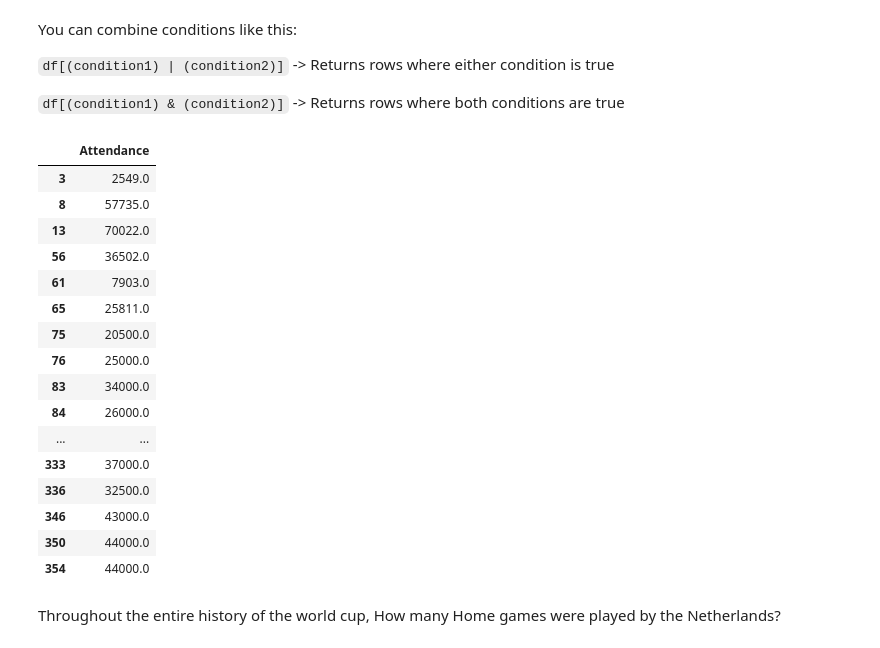
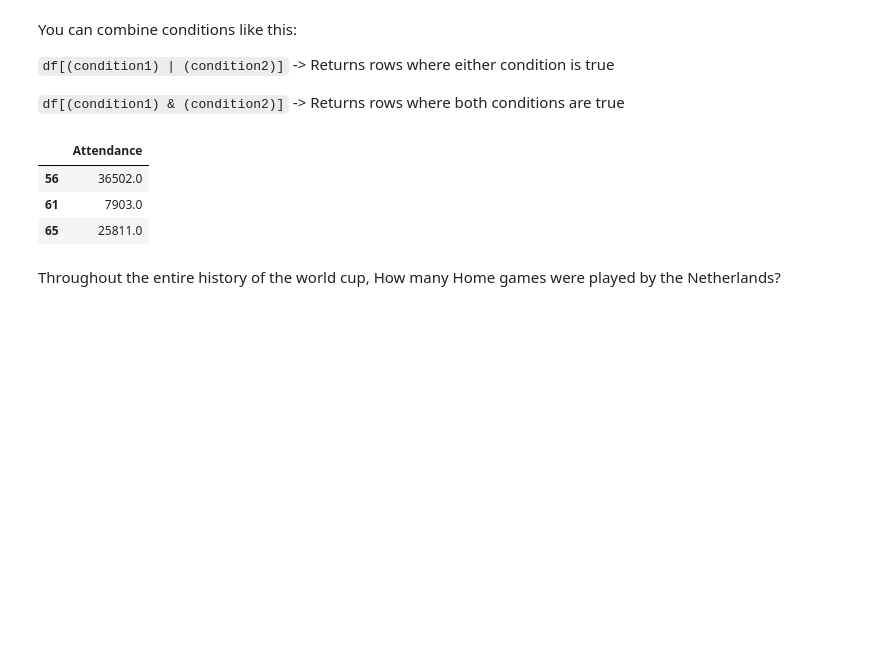
Before and after one commit to lraichik/dsc-accessing-data-with-pandas-lab-online-ds-ft-051319, a Jupyter notebook: index.ipynb, the cells around one changed output. Cells and saved outputs as stored; diff of their text form; code cells hidden in the pictures; blank space fills up the shorter version.

```diff
--- a/index.ipynb
+++ b/index.ipynb
@@ -159,25 +146,12 @@ You can combine conditions like this:
 
 `df[(condition1) & (condition2)]`  -> Returns rows where both conditions are true
 # %%
-wcm.loc[wcm['Stage'].isin(['Group 3']),['Attendance']]
+wcm.loc[(wcm['Year'] == 1950) & (wcm['Stage'] == 'Group 3'),['Attendance']]
 # %% [output]
 |  | Attendance |
-| 3 | 2549.0 |
-| 8 | 57735.0 |
-| 13 | 70022.0 |
 | 56 | 36502.0 |
 | 61 | 7903.0 |
 | 65 | 25811.0 |
-| 75 | 20500.0 |
-| 76 | 25000.0 |
-| 83 | 34000.0 |
-| 84 | 26000.0 |
-| ... | ... |
-| 333 | 37000.0 |
-| 336 | 32500.0 |
-| 346 | 43000.0 |
-| 350 | 44000.0 |
-| 354 | 44000.0 |
 # %% [markdown]
 Throughout the entire history of the world cup, How many Home games were played by the Netherlands?
 # %%
```
Also changed, not shown: parts of 4 cells of this notebook.
